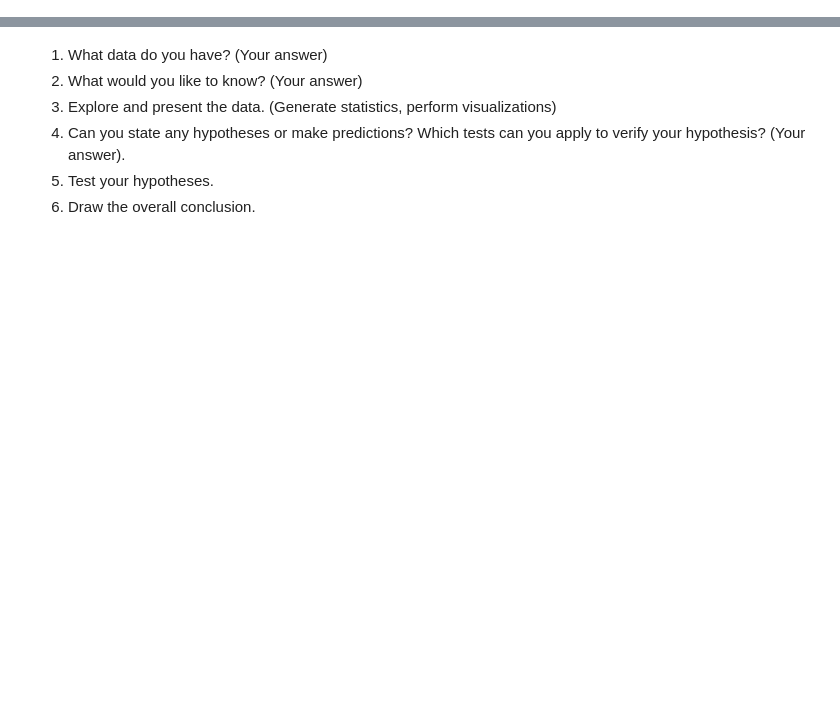
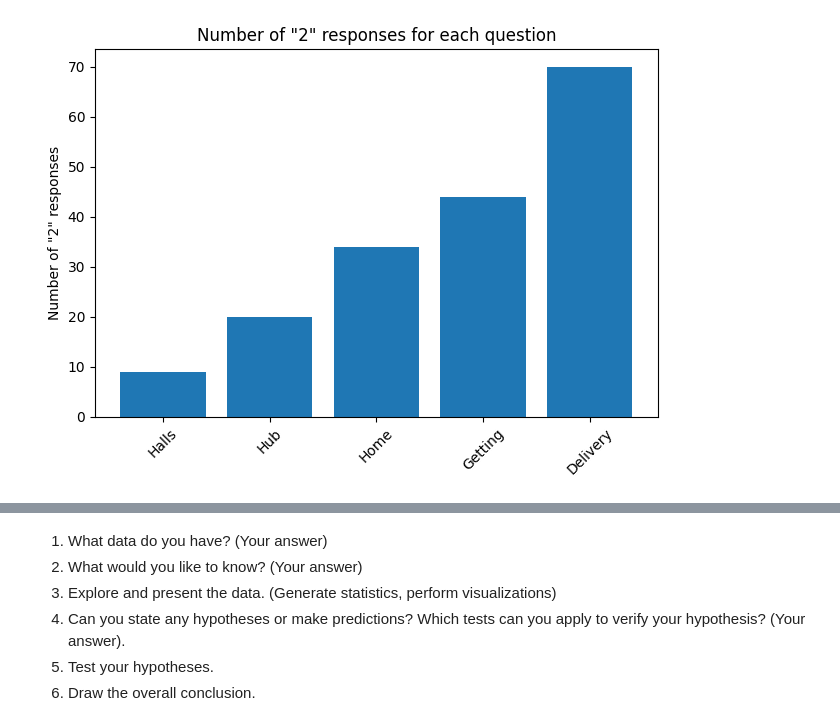
Before and after one commit to NiWong03/cs105lab5-6, a Jupyter notebook: OurProject.ipynb, the cells around one changed output, grey strips where cells are left out. Cells and saved outputs as stored; diff of their text form; code cells hidden in the pictures; blank space fills up the shorter version.

```diff
--- a/OurProject.ipynb
+++ b/OurProject.ipynb
@@ -37,0 +89,35 @@ eating_halls_question = 'Where do you usually get your food? (Rank from where yo
+# %%
+question_column_names = [
+    'Where do you usually get your food? (Rank from where you frequent most to least) [Glascow/Lothian (Dining Halls)]',
+    'Where do you usually get your food? (Rank from where you frequent most to least) [The Hub]',
+    'Where do you usually get your food? (Rank from where you frequent most to least) [At home/bring meal from home]',
+    'Where do you usually get your food? (Rank from where you frequent most to least) [Eating Out - Going and Getting]',
+    'Where do you usually get your food? (Rank from where you frequent most to least) [Food Delivery]'
+]
+
+question_labels = ['Halls', 'Hub', 'Home', 'Getting', 'Delivery']
+counts_of_twos = []
+
+for question_column_name in question_column_names:
+
+    value_counts = df[question_column_name].value_counts()
+
+
+    num_of_most_frequent = value_counts.get('2', 0)
+
+
+    counts_of_twos.append(num_of_most_frequent)
+
+
+plt.bar(question_labels, counts_of_twos)
+
+
+plt.ylabel('Number of "2" responses')
+plt.title('Number of "2" responses for each question')
+
+
+plt.xticks(rotation=45)
+plt.tight_layout()
+plt.show()
+# %% [output]
+[figure, added]
```
Also changed, not shown: parts of 7 cells of this notebook.
